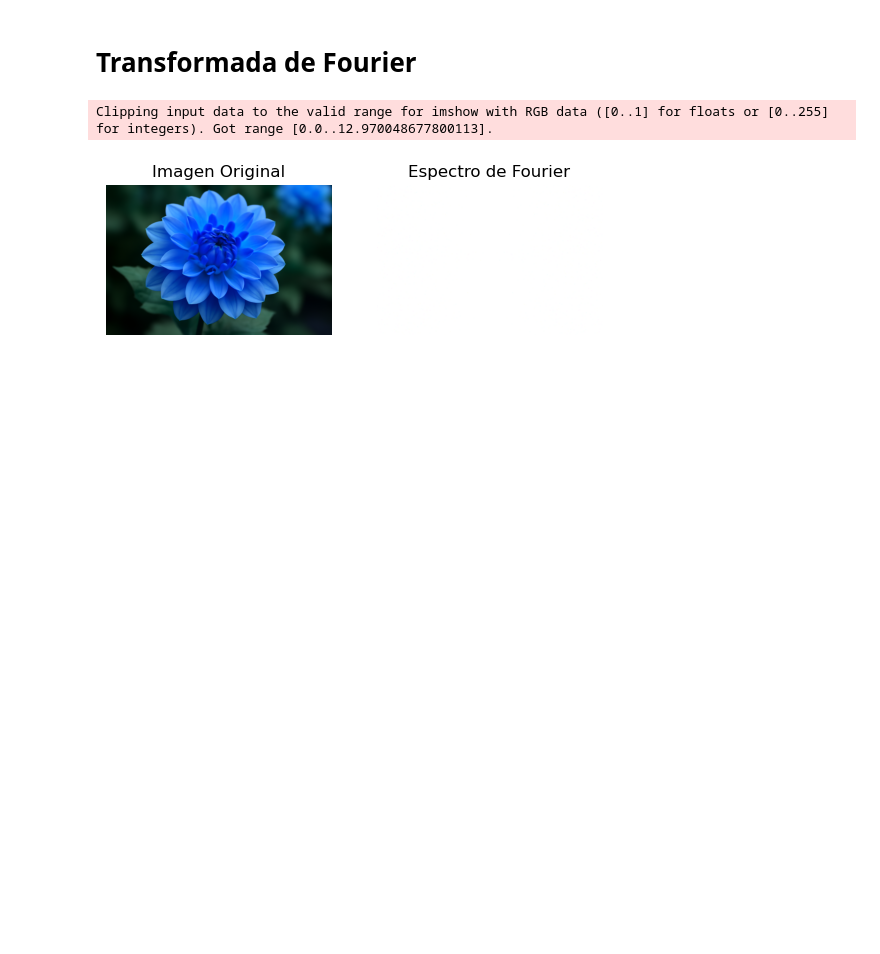
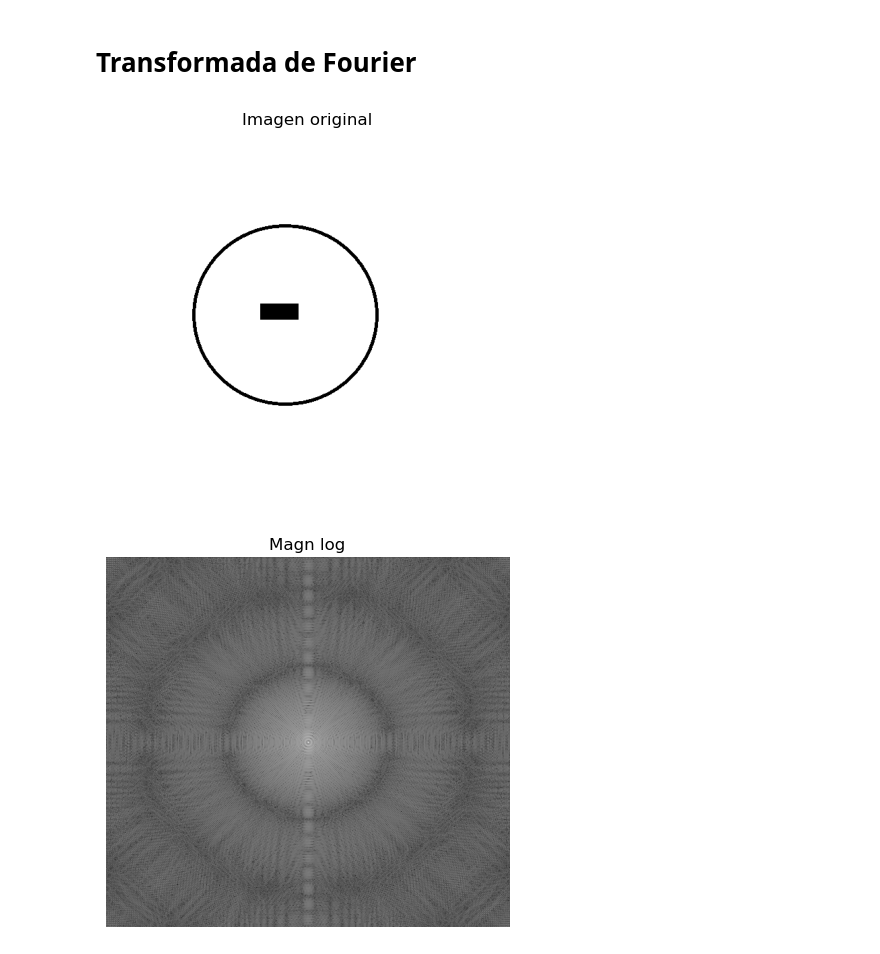
Before and after one commit to paezagustin/Proc_Imagenes, a Jupyter notebook: Ejercicios.ipynb, the cells around one changed output. Saved outputs shown, nothing was run; the diff lists cells and outputs as text; code cells hidden in the pictures; blank space fills up the shorter version.

```diff
--- a/Ejercicios.ipynb
+++ b/Ejercicios.ipynb
@@ -31,21 +31,19 @@ def apply_fourier(img):
     f = np.fft.fft2(img)
     fshift = np.fft.fftshift(f)
     magnitude_spectrum = np.abs(fshift)
-    return magnitude_spectrum
+    phase_spectrum = np.angle(fshift)
+    magnitude_spectrum_log = np.log(magnitude_spectrum + 1)
+    return magnitude_spectrum,magnitude_spectrum_log,phase_spectrum
 
-def show_fourier_spectrum(img, magnitude_spectrum):
-    """Muestra la imagen original y el espectro de Fourier utilizando matplotlib."""
-    plt.subplot(1, 2, 1)
-    plt.imshow(img, cmap='gray')
-    plt.title('Imagen Original')
-    plt.axis('off')
 
-    plt.subplot(1, 2, 2)
-    plt.imshow(np.log(magnitude_spectrum + 1), cmap='gray')
-    plt.title('Espectro de Fourier')
-    plt.axis('off')
+def apply_afourier(magnitude_spectrum,phase_spectrum):
+    """Antitransformada de fourier """
+    reconstructed_f = magnitude_spectrum * np.exp(1j * phase_spectrum)
+    reconstructed_img = np.fft.ifft2(np.fft.ifftshift(reconstructed_f))
+    reconstructed_img = np.abs(reconstructed_img)
+    reconstructed_img_normalized = cv2.normalize(reconstructed_img, None, 0, 255, cv2.NORM_MINMAX)
 
-    plt.show()
+    return reconstructed_img_normalized
 # %%
 def rgb2yiq(rgb_image):
     """
@@ -228,5 +224,18 @@ fourier = apply_fourier(rgb_image)
-# %%
-show_fourier_spectrum(img,fourier)
-# %% [output]
-Clipping input data to the valid range for imshow with RGB data ([0..1] for floats or [0..255] for integers). Got range [0.0..12.970048677800113].
-[figure, removed]
+# %%
+img = cv2.imread('Imagenes/test.png', cv2.IMREAD_GRAYSCALE)
+
+magn, magn_log , phase = apply_fourier(img)
+
+display_image(img, 'Imagen original')
+
+mag_log_norm = cv2.normalize(magn_log, None, 0, 255, cv2.NORM_MINMAX)
+
+display_image(magn_log,'Magn log')
+display_image(mag_log_norm,'Magn log norm')
+
+cv2.imwrite('Imagenes/magn.bmp', mag_log_norm.astype(np.uint8))
+
+mag_log_min, mag_log_max = magn_log.min(), magn_log.max()
+# %% [output]
+[figure, added]
+[figure, added]
```
Also changed, not shown: parts of 3 cells of this notebook, 3 other files.
